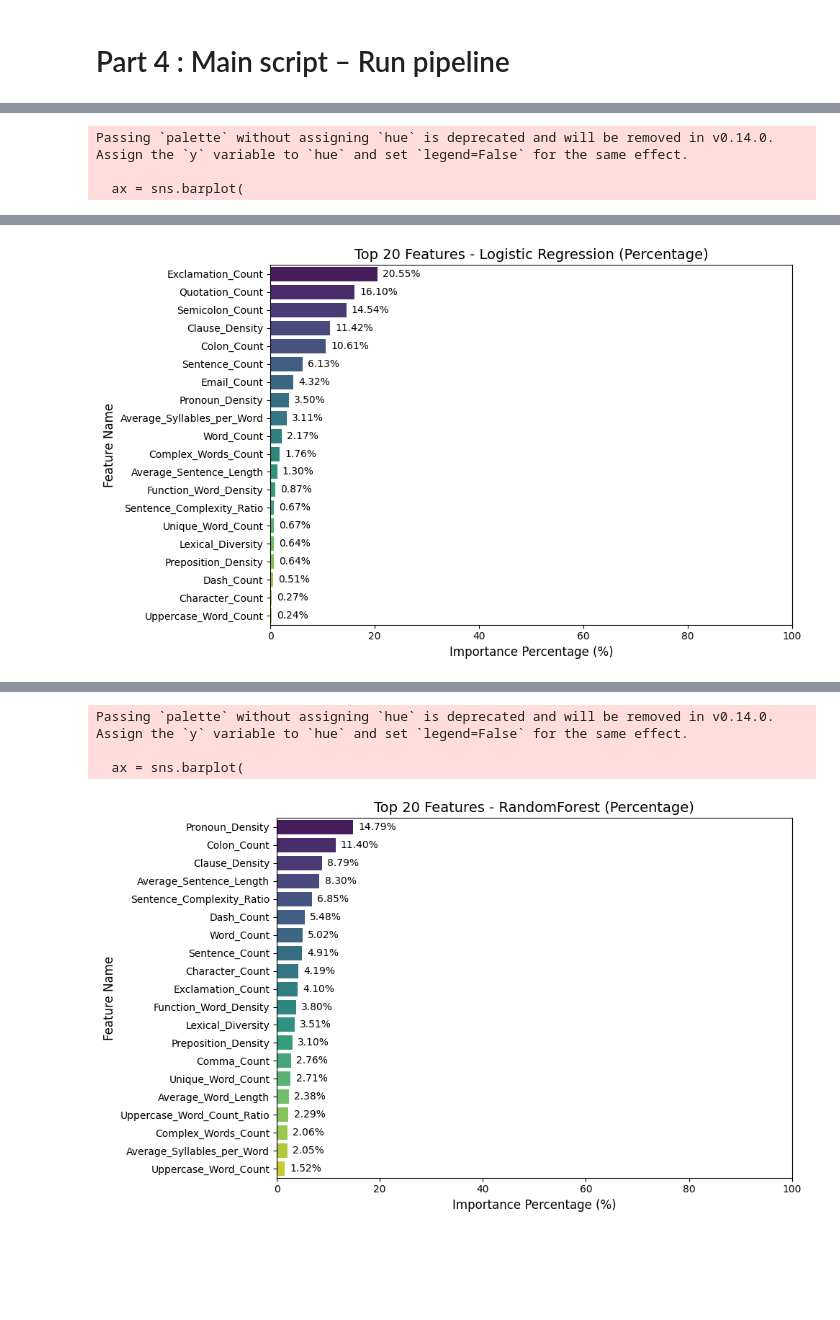
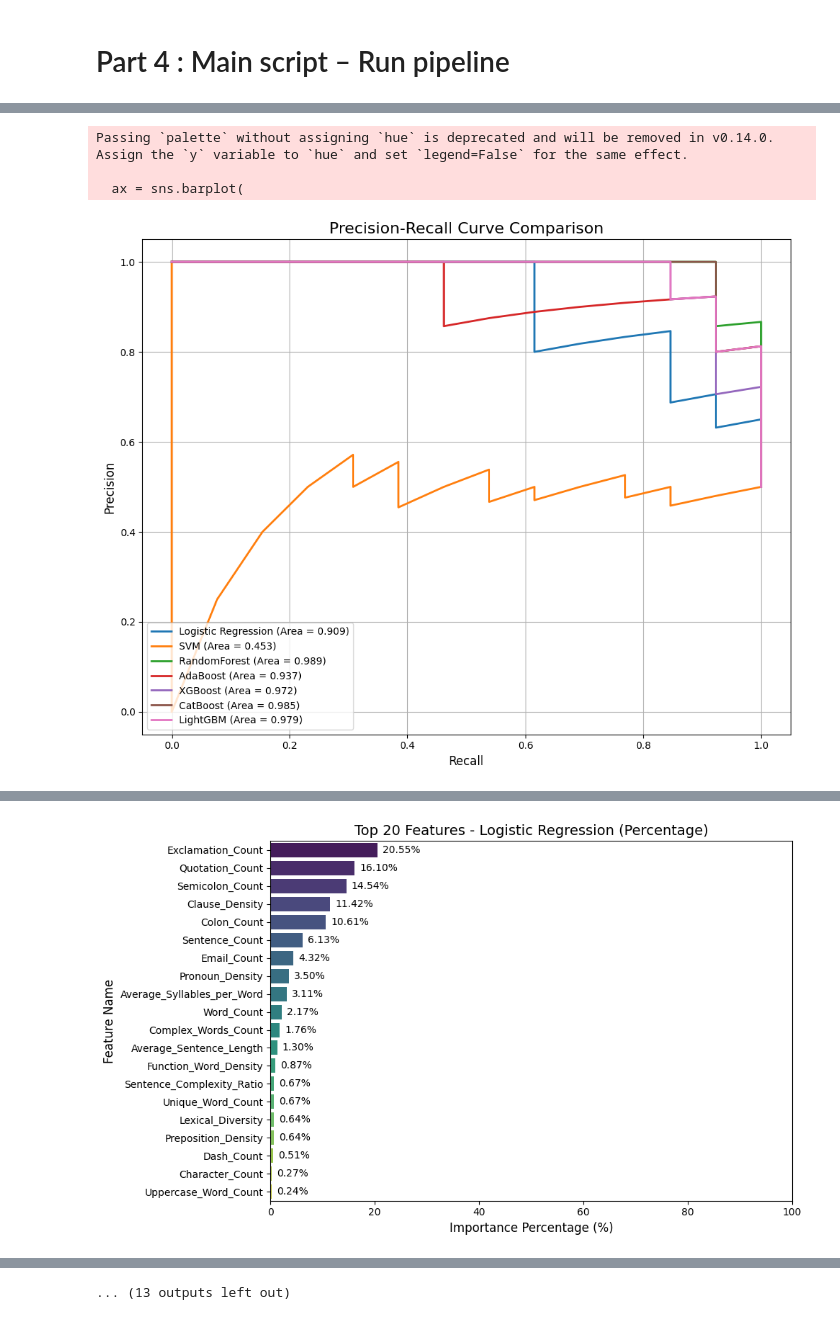
Before and after one commit to techasit239/Final-Project---DADS6003, a Jupyter notebook: M_L_FINAL_[use].ipynb, the cells around one changed output, grey strips where cells are left out. Drawn from its saved outputs; the diff is of its cells as text; code cells hidden in the pictures; blank space fills up the shorter version.

```diff
--- a/M_L_FINAL_[use].ipynb
+++ b/M_L_FINAL_[use].ipynb
@@ -60,12 +60,21 @@ from sklearn.metrics import (
     recall_score,
     f1_score,
     roc_auc_score,
+    auc,
+    precision_recall_curve,
+    roc_curve
 )
 
+from sklearn.model_selection import StratifiedKFold, cross_validate
+
 # สำหรับโมเดล Boosting
-import xgboost as xgb
-from catboost import CatBoostClassifier
-from lightgbm import LGBMClassifier
+try:
+    import xgboost as xgb
+    from catboost import CatBoostClassifier
+    from lightgbm import LGBMClassifier
+    BOOSTING_AVAILABLE = True
+except ImportError:
+    BOOSTING_AVAILABLE = False
 
 
 # 💬 NLTK Resource Downloads (จำเป็นสำหรับการทำ Tokenization และ POS Tagging)
@@ -462,18 +524,17 @@ def display_top_features(model_name: str,
 # Part 4 : Main script – Run pipeline
 # %%
 # ==========================================================
-# 🚀 3. สคริปต์หลัก (MAIN EXECUTION PIPELINE)
+# 5. # Part 4 : Main script – Run pipeline
 # ==========================================================
 if __name__ == "__main__":
 
-    # 1. โหลดข้อมูล
-    DATA_PATH = "email_features.csv" # TODO: แก้ชื่อไฟล์ให้ถูกต้อง
+    # 1. โหลดข้อมูล (ใช้ Dummy Data สำหรับ Execution Test)
+    DATA_PATH = "email_features.csv"
     try:
         df = load_email_csv(DATA_PATH)
     except FileNotFoundError as e:
         print(f"🛑 ข้อผิดพลาดร้ายแรง: ไม่พบไฟล์ข้อมูล {DATA_PATH} ({e})")
-        print("โปรดตรวจสอบให้แน่ใจว่าไฟล์ถูกอัปโหลดหรืออยู่ในตำแหน่งที่ถูกต้อง")
-        exit() # หยุดการทำงานหากไม่มีไฟล์
+        exit()
 
     # 2. สร้าง DataFrame ฟีเจอร์
     print("\n--- 1. Feature Engineering ---")
@@ -483,36 +544,48 @@ if __name__ == "__main__":
     X, y, feature_cols = prepare_X_y(feature_df, label_col="Label")
     print(f"✅ ข้อมูลพร้อมสำหรับการฝึกโมเดล: X shape={X.shape}, Phishing rate={y.mean():.2f}")
 
-    # 4. แบ่งข้อมูล Train/Test
+    # 4. แบ่งข้อมูลสำหรับ Train-Test Split (80/20)
     X_train, X_test, y_train, y_test = train_test_split(
         X, y, test_size=0.2, random_state=42, stratify=y
     )
+    base_models = get_models()
 
-    # 5. Training Baseline Models
-    print("\n--- 2. Model Training ---")
-    base_models = get_models()
-    trained_models = train_models(base_models, X_train, y_train)
+    # ==========================================================
+    # 📌 RUN 1: EVALUATION ด้วย TRAIN-TEST SPLIT (80/20)
+    # ==========================================================
+    print("\n" + "="*80)
+    print("RUN 1: 📊 EVALUATION - TRAIN-TEST SPLIT (80/20) & VISUALIZATION")
+    print("="*80)
 
-    # 6. Evaluation ทั้งหมด
-    print("\n--- 3. Model Evaluation & Analysis ---")
-    df_metrics, cm_dfs = evaluate_all_models(trained_models, X_test, y_test)
+    # 5. Training Models (80/20)
+    trained_models_split = train_models_split(base_models, X_train, y_train)
 
-    # 7. แสดงผล Confusion Matrix DataFrames (และ Summary Metrics)
-    print("\n" + "="*80)
-    print("📋 ผลลัพธ์ Summary Metrics และ Confusion Matrix (DataFrame)")
-    print("="*80)
-    print("--- 📊 Summary Metrics ---")
-    print(df_metrics.to_markdown(index=True))
+    # 6. Evaluation (80/20 Test Set)
+    df_metrics_split, cm_dfs = evaluate_all_models_split(trained_models_split, X_test, y_test)
+
+    # 7. แสดงผล Summary Metrics และ Confusion Matrix (80/20)
+    print("\n--- 📊 Summary Metrics (80/20 Test Split) ---")
+    print(df_metrics_split.to_markdown(index=True))
 
     for model_name, cm_df in cm_dfs.items():
-        print(f"\n--- 📊 {model_name} Confusion Matrix ---")
+        print(f"\n--- 📊 {model_name} Confusion Matrix (80/20 Split) ---")
         print(cm_df.to_markdown(index=True))
 
-    # 8. สร้างและแสดงผล Top Features (กราฟ Horizontal Bar Chart)
+    # 8. Plot PR Curve (80/20 Test Set)
+    print("\n--- 📈 Precision-Recall Curve ---")
+    plot_pr_curve(trained_models_split, X_test, y_test)
+
+    # 🎯 9. Plot ROC Curve (ส่วนที่เพิ่มเข้ามาใหม่)
+    print("\n--- 📈 Receiver Operating Characteristic (ROC) Curve ---")
+    plot_roc_curve(trained_models_split, X_test, y_test)
+
+    # ==========================================================
+    # 📌 RUN 3: TOP FEATURE ANALYSIS
+    # ==========================================================
     print("\n" + "="*80)
-    print("🔥 TOP FEATURE ANALYSIS (สร้างกราฟ Horizontal Bar Chart พร้อม %)")
+    print("🔥 RUN 3: TOP FEATURE ANALYSIS (จาก 80% Training Split)")
     print("="*80)
-    for name, model in trained_models.items():
+    for name, model in trained_models_split.items():
         display_top_features(name, model, X_train, top_n=20)
 
     print("\n✅ Pipeline การวิเคราะห์และการประเมินผลโมเดลเสร็จสมบูรณ์")
@@ -562,3 +652,4 @@ You can set `force_col_wise=true` to remove the overhead.
 Passing `palette` without assigning `hue` is deprecated and will be removed in v0.14.0. Assign the `y` variable to `hue` and set `legend=False` for the same effect.
 
   ax = sns.barplot(
+[figure, new version]
@@ -564,0 +657 @@ Passing `palette` without assigning `hue` is deprecated and will be removed in v
+[figure, added]
@@ -582 +661,0 @@ Passing `palette` without assigning `hue` is deprecated and will be removed in v
-[figure, old version]
@@ -587,4 +666 @@ Passing `palette` without assigning `hue` is deprecated and will be removed in v
-Passing `palette` without assigning `hue` is deprecated and will be removed in v0.14.0. Assign the `y` variable to `hue` and set `legend=False` for the same effect.
-
-  ax = sns.barplot(
+... (13 outputs left out)
-[figure, old version]
```
Also changed, not shown: parts of 2 cells of this notebook.
